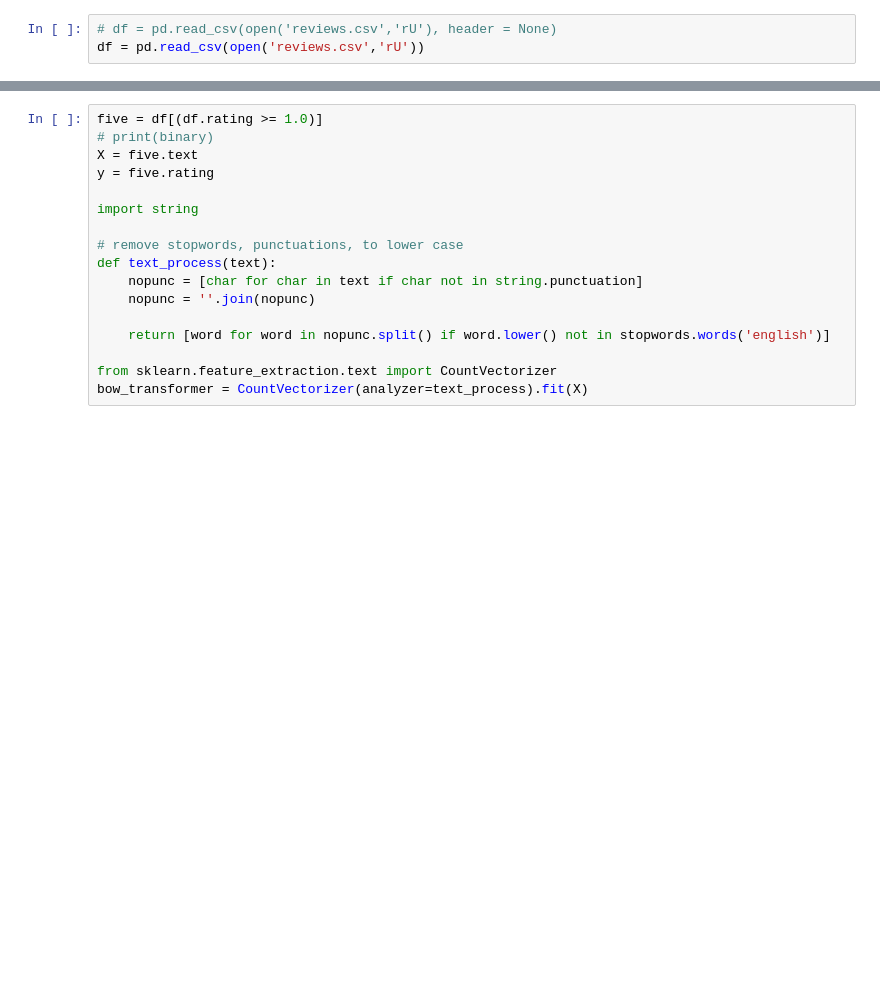
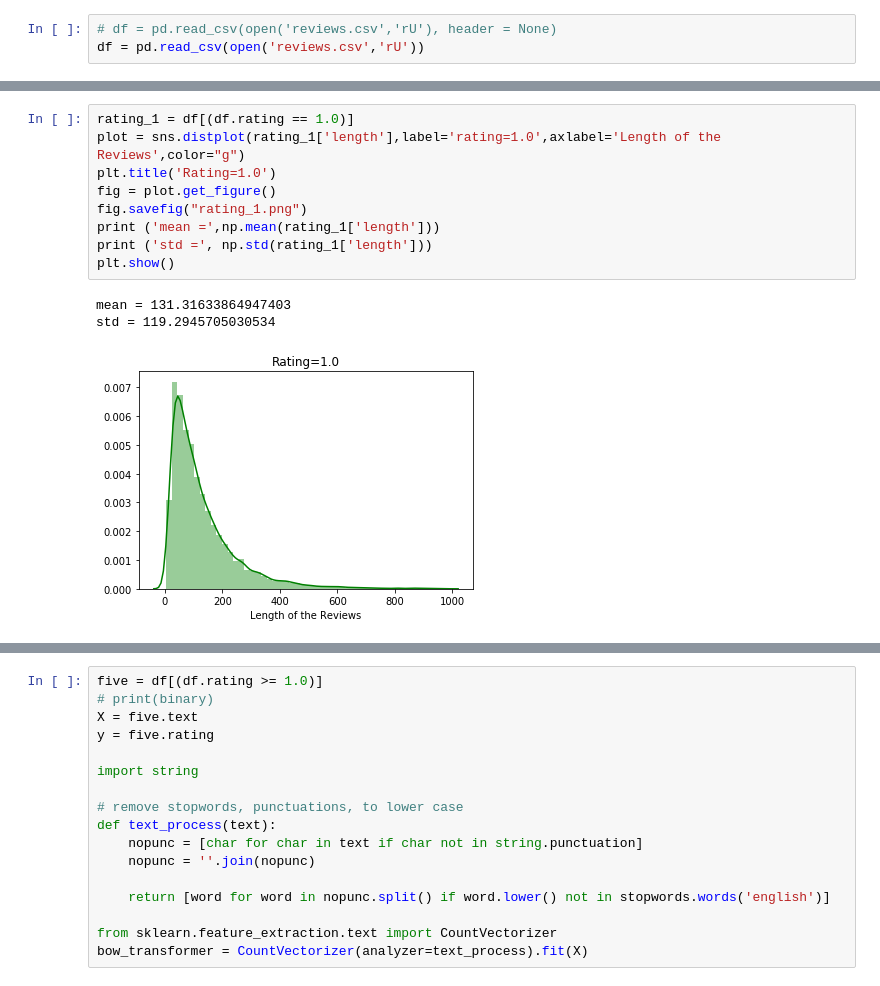
Before and after one commit to lulu2184/yelp-reviews-rating-prediction, a Jupyter notebook: counter_vector_test.ipynb, the cells around one changed output, grey strips where cells are left out. Saved outputs shown, nothing was run; the diff lists cells and outputs as text; blank space fills up the shorter version.

```diff
--- a/counter_vector_test.ipynb
+++ b/counter_vector_test.ipynb
@@ -208,0 +141,13 @@ plt.show()
+# %%
+rating_1 = df[(df.rating == 1.0)]
+plot = sns.distplot(rating_1['length'],label='rating=1.0',axlabel='Length of the Reviews',color="g")
+plt.title('Rating=1.0')
+fig = plot.get_figure()
+fig.savefig("rating_1.png")
+print ('mean =',np.mean(rating_1['length']))
+print ('std =', np.std(rating_1['length']))
+plt.show()
+# %% [output]
+mean = 131.31633864947403
+std = 119.2945705030534
+[figure, added]
```
Also changed, not shown: parts of 16 cells of this notebook, 14 other files.
